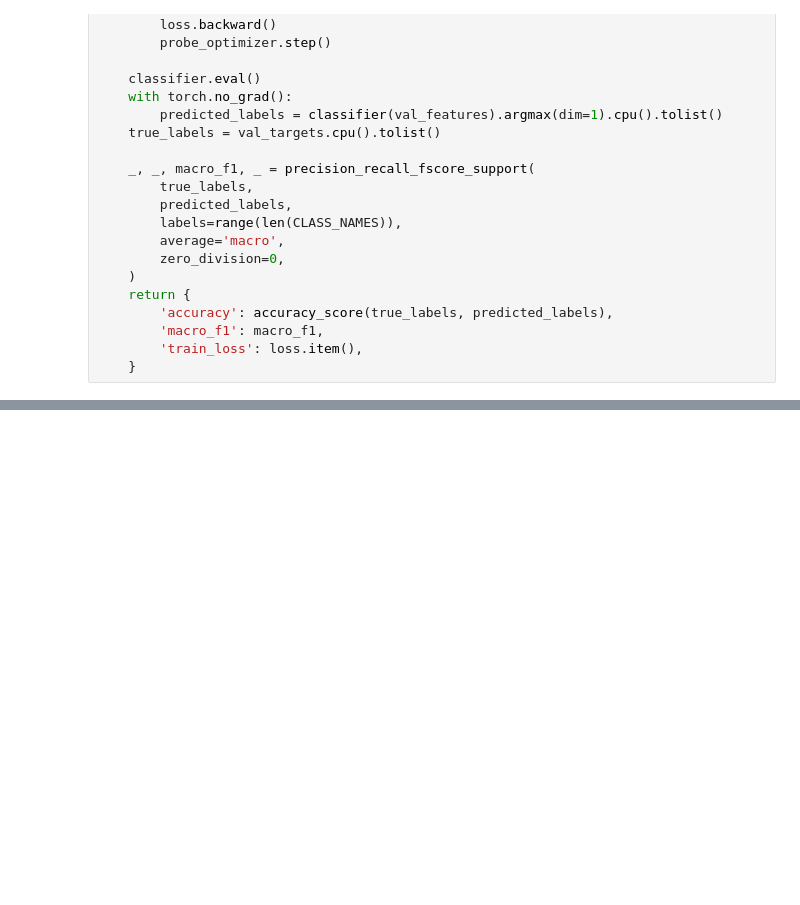
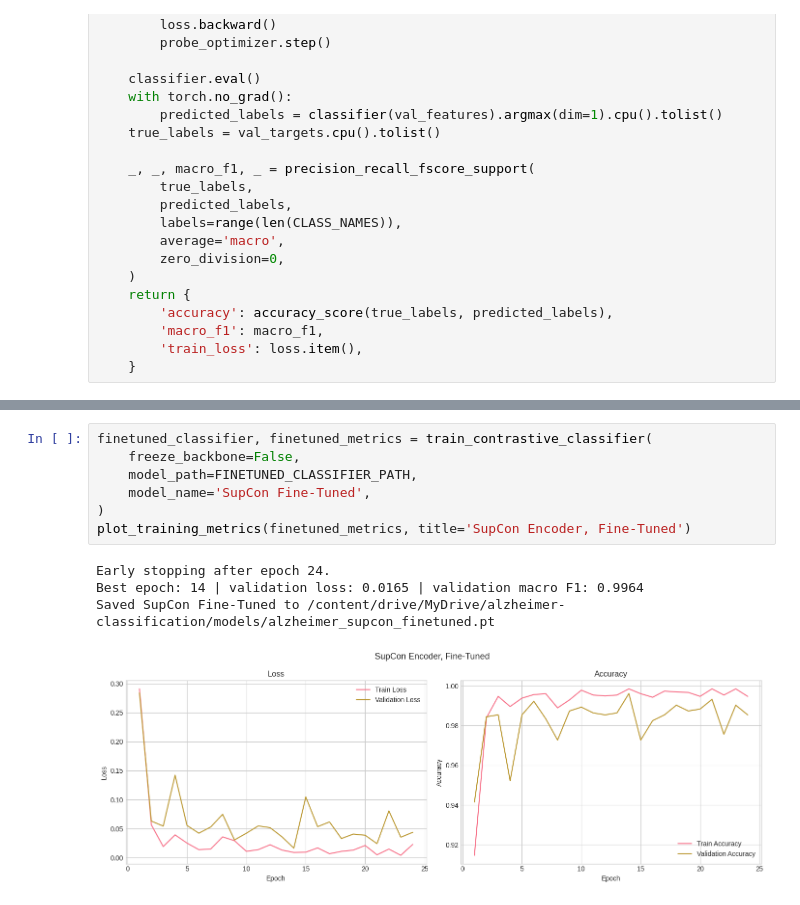
Before and after one commit to VladetaV/Deep-Learning-For-Human-Body-Marker-Augmentation, a Jupyter notebook: alzheimer_classification.ipynb, the cells around one changed output, grey strips where cells are left out. Drawn from its saved outputs; the diff is of its cells as text; blank space fills up the shorter version.

```diff
--- a/alzheimer_classification.ipynb
+++ b/alzheimer_classification.ipynb
@@ -2197,0 +2401,12 @@ plot_contrastive_metrics(contrastive_metrics, title='Selected SupCon Encoder')
+# %%
+finetuned_classifier, finetuned_metrics = train_contrastive_classifier(
+    freeze_backbone=False,
+    model_path=FINETUNED_CLASSIFIER_PATH,
+    model_name='SupCon Fine-Tuned',
+)
+plot_training_metrics(finetuned_metrics, title='SupCon Encoder, Fine-Tuned')
+# %% [output]
+Early stopping after epoch 24.
+Best epoch: 14 | validation loss: 0.0165 | validation macro F1: 0.9964
+Saved SupCon Fine-Tuned to /content/drive/MyDrive/alzheimer-classification/models/alzheimer_supcon_finetuned.pt
+[figure, added]
```
Also changed, not shown: parts of 23 cells of this notebook.
